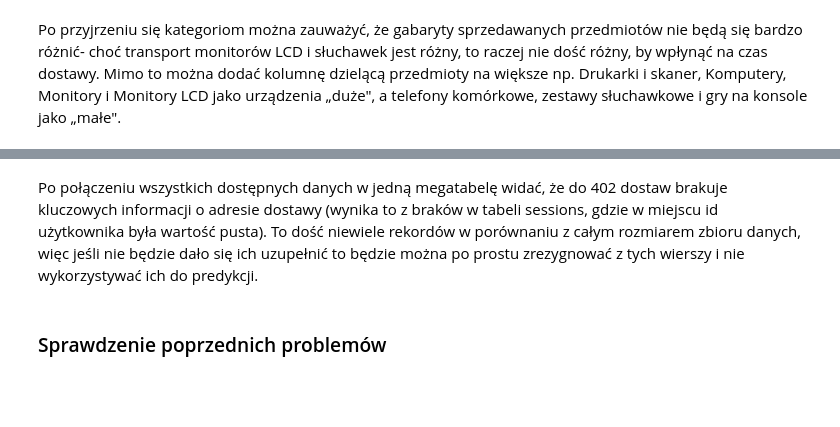
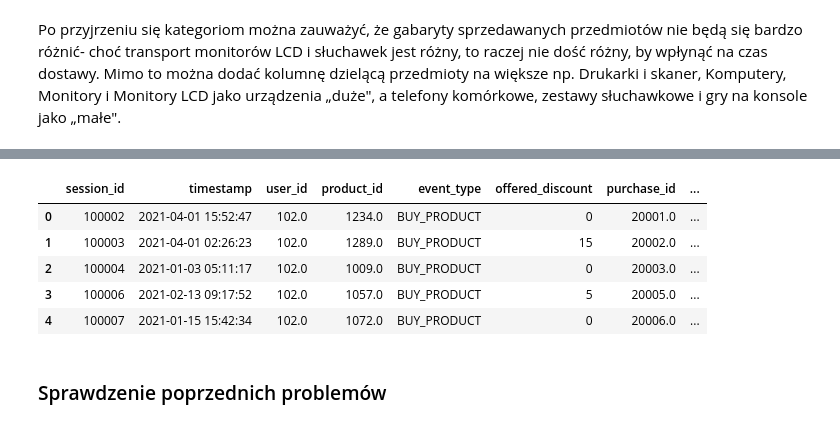
Before and after one commit to RafalUzarowicz/IUM, a Jupyter notebook: etap1.ipynb, the cells around one changed output, grey strips where cells are left out. Drawn from its saved outputs; the diff is of its cells as text; code cells hidden in the pictures; blank space fills up the shorter version.

```diff
--- a/etap1.ipynb
+++ b/etap1.ipynb
@@ -475,5 +409,25 @@ merged_full.head()
-# %% [markdown]
-Po połączeniu wszystkich dostępnych danych w jedną megatabelę widać, że do 402 dostaw brakuje kluczowych informacji o adresie dostawy (wynika to z braków w tabeli sessions, gdzie w miejscu id użytkownika była wartość pusta). To dość niewiele rekordów w porównaniu z całym rozmiarem zbioru danych, więc jeśli nie będzie dało się ich uzupełnić to będzie można po prostu zrezygnować z tych wierszy i nie wykorzystywać ich do predykcji.
+# %%
+# Łączenie tabel w jedną tabelę
+
+deliveries_v2["purchase_timestamp"] = pd.to_datetime ( deliveries_v2["purchase_timestamp"], format='%Y-%m-%dT%H:%M', errors="coerce")
+deliveries_v2['delivery_timestamp'] = pd.to_datetime ( deliveries_v2["delivery_timestamp"], format='%Y-%m-%dT%H:%M:%S', errors="coerce")
+deliveries_v2["time_difference"] = deliveries_v2["delivery_timestamp"] - deliveries_v2["purchase_timestamp"]
+
+deliveries_v2["time[s]"]=deliveries_v2["time_difference"].apply(lambda time_delta: time_delta.total_seconds())
+deliveries_v2["time[h]"]=deliveries_v2["time_difference"].apply(lambda x: x.total_seconds()/(60*60))
+
+sessions_purchases = sessions_v2[sessions_v2["purchase_id"].notnull()].copy()
+merged = pd.merge(sessions_purchases, deliveries_v2, on='purchase_id', how = "outer")
+merged2 = pd.merge(merged, users_v2, on="user_id", how = "outer")
+merged_full = pd.merge(merged2, products_v2, on="product_id", how = "left")
+merged_full.head()
+# %% [output]
+|  | session_id | timestamp | user_id | product_id | event_type | offered_discount | purchase_id | ... |
+| 0 | 100002 | 2021-04-01 15:52:47 | 102.0 | 1234.0 | BUY_PRODUCT | 0 | 20001.0 | ... |
+| 1 | 100003 | 2021-04-01 02:26:23 | 102.0 | 1289.0 | BUY_PRODUCT | 15 | 20002.0 | ... |
+| 2 | 100004 | 2021-01-03 05:11:17 | 102.0 | 1009.0 | BUY_PRODUCT | 0 | 20003.0 | ... |
+| 3 | 100006 | 2021-02-13 09:17:52 | 102.0 | 1057.0 | BUY_PRODUCT | 5 | 20005.0 | ... |
+| 4 | 100007 | 2021-01-15 15:42:34 | 102.0 | 1072.0 | BUY_PRODUCT | 0 | 20006.0 | ... |
 # %% [markdown]
 ### Sprawdzenie poprzednich problemów
 # %% [markdown]
```
Also changed, not shown: parts of 37 cells of this notebook, 1 other file.
